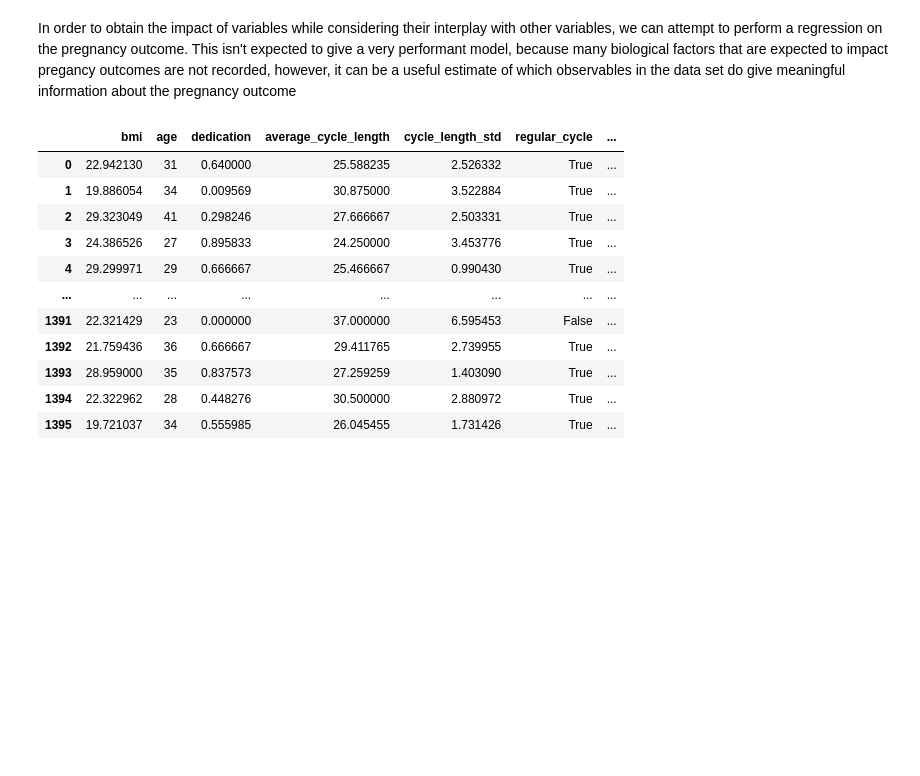
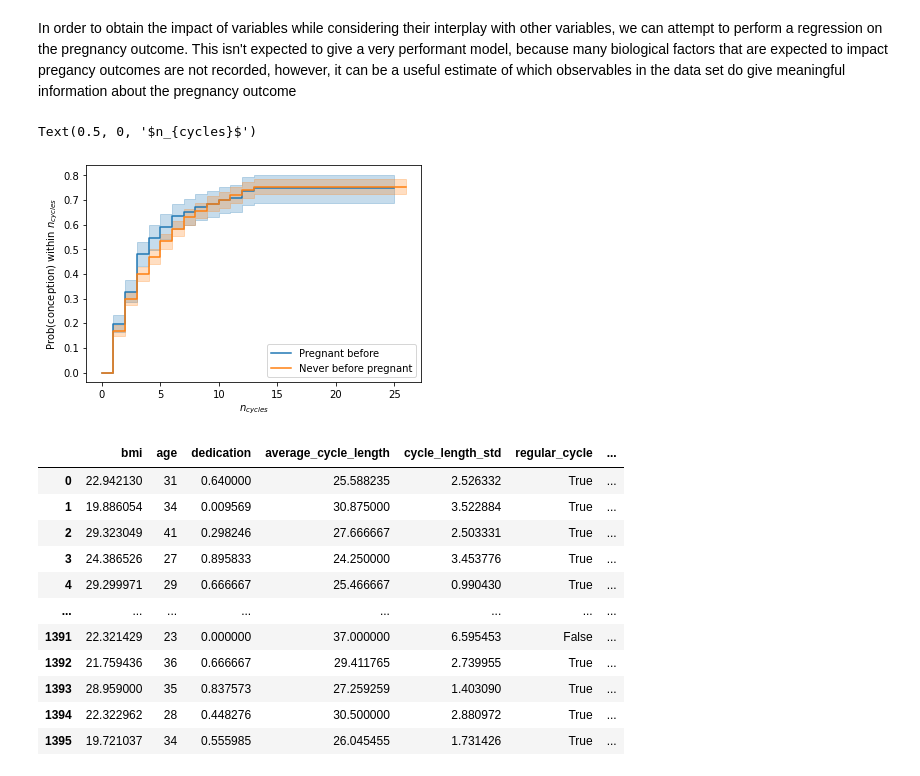
Before and after one commit to kdlong/NCA, a Jupyter notebook: importance_analysis.ipynb, the cells around one changed output. Cells and saved outputs as stored; diff of their text form; code cells hidden in the pictures; blank space fills up the shorter version.

```diff
--- a/importance_analysis.ipynb
+++ b/importance_analysis.ipynb
@@ -108,6 +108,25 @@ In order to obtain the impact of variables while considering their interplay wit
 # Fix some missing variables (nans for cycle_length_std) and set impossible values.
 # it's perhaps dangerous for a true prediction but it's ok for the purpose of variable estimation
 df_ana = data_prep.prep_data_for_analysis(df)
+# %%
+kmfbef = KaplanMeierFitter()
+kmfnot = KaplanMeierFitter()
+
+dfbef = df_ana[df_ana["been_pregnant_before"] == "Yes"]
+dfnot = df_ana[df_ana["been_pregnant_before"] == "No, never"]
+
+kmfbef.fit(dfbef["n_cycles_trying"], dfbef["pregnant"])
+kmfnot.fit(dfnot["n_cycles_trying"], dfnot["pregnant"])
+
+fig = plt.figure()
+ax = fig.add_subplot()
+kmfbef.plot_cumulative_density(label=f"Pregnant before", ax=ax)
+fig = kmfnot.plot_cumulative_density(label="Never before pregnant", ax=ax)
+ax.set_ylabel("Prob(conception) within $n_{cycles}$")
+ax.set_xlabel("$n_{cycles}$")
+# %% [output]
+Text(0.5, 0, '$n_{cycles}$')
+[figure, added]
 # %%
 # One hot encode categorical variables. Take 70% of the data for training
 df_train = df_ana.drop(["n_cycles_trying"], axis=1)[:int(0.7*len(df_ana))]
```
Also changed, not shown: parts of 5 cells of this notebook.
